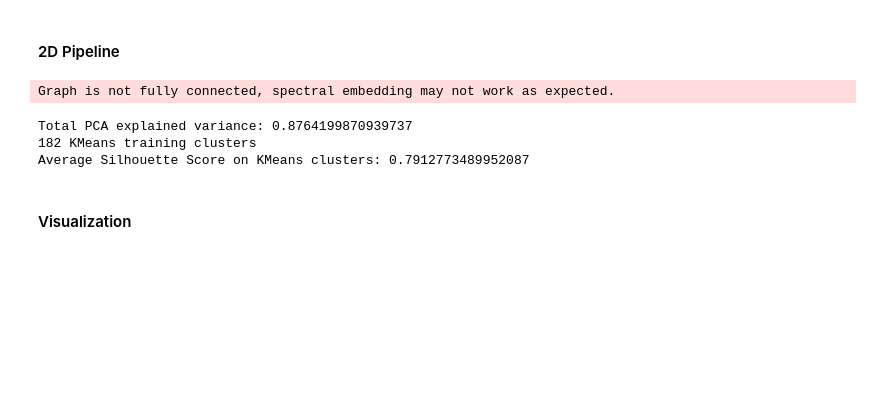
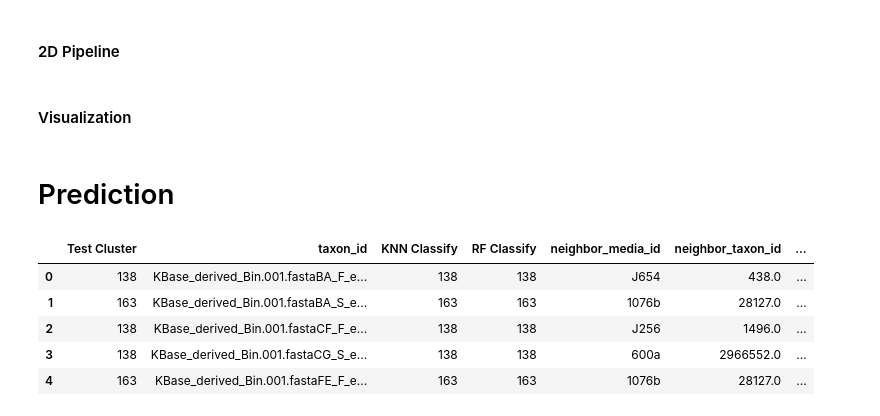
Before and after one commit to giovannellilab/media-prediction, a Jupyter notebook: notebooks/05-Model-Test.ipynb, the cells around one changed output. Cells and saved outputs as stored; diff of their text form; code cells hidden in the pictures; blank space fills up the shorter version.

Commit message:
Reduce KNeighbors n_neighbors to 1, add the basic predictor to the end of the model

```diff
--- a/notebooks/05-Model-Test.ipynb
+++ b/notebooks/05-Model-Test.ipynb
@@ -179,7 +179,7 @@ RF ROC AUC score: 0.9943374584441426
 # %% [markdown]
 ### Nearest Neighbors
 # %%
-knc= KNeighborsClassifier(n_neighbors=5)
+knc= KNeighborsClassifier(n_neighbors=1)
 knc.fit(X_train_transformed, cluster_labels)
 distances, indices = knc.kneighbors(X_test_transformed)
 
@@ -446,26 +429,21 @@ visualization = Pipeline([
 ])
 
 # Fit and transform the pipeline on the training and test data
-X_train_embedding = visualization.fit_transform(X_train) # fit pipeline and transform training data
-X_test_embedding = visualization.transform(X_test) # transform test data
+#X_train_embedding = visualization.fit_transform(X_train) # fit pipeline and transform training data
+#X_test_embedding = visualization.transform(X_test) # transform test data
 
 # Cluster
-vclusterer = KMeans(n_clusters=182, random_state=RANDOM_SEED)
-vcluster_labels = vclusterer.fit_predict(X_train_embedding)
-vtest_clusters = vclusterer.predict(X_test_embedding)
+#vclusterer = KMeans(n_clusters=182, random_state=RANDOM_SEED)
+#vcluster_labels = vclusterer.fit_predict(X_train_embedding)
+#vtest_clusters = vclusterer.predict(X_test_embedding)
 
 # Metrics to compare to 40 dimensions
-vpca = visualization.named_steps['pca']
-vexplained_variance = vpca.explained_variance_ratio_
-vsilhouette_avg = silhouette_score(X_train_embedding, vcluster_labels)
-print(f"Total PCA explained variance: {vexplained_variance.sum()}")
-print(vclusterer.labels_.max()+1, "KMeans training clusters")
-print(f"Average Silhouette Score on KMeans clusters: {vsilhouette_avg}") # <0.25 implies poor clustering, 0.25<x<0.50 is fair, >50 is good
+#vpca = visualization.named_steps['pca']
+#vexplained_variance = vpca.explained_variance_ratio_
+#vsilhouette_avg = silhouette_score(X_train_embedding, vcluster_labels)
+#print(f"Total PCA explained variance: {vexplained_variance.sum()}")
+#print(vclusterer.labels_.max()+1, "KMeans training clusters")
+#print(f"Average Silhouette Score on KMeans clusters: {vsilhouette_avg}") # <0.25 implies poor clustering, 0.25<x<0.50 is fair, >50 is good
-# %% [output]
-Graph is not fully connected, spectral embedding may not work as expected.
-Total PCA explained variance: 0.8764199870939737
-182 KMeans training clusters
-Average Silhouette Score on KMeans clusters: 0.7912773489952087
 # %% [markdown]
 #### Visualization
 # %%
@@ -541,0 +472,16 @@ fig.show()
+# %% [markdown]
+# Prediction
+# %%
+predictor = merged.copy()
+predictor = predictor.drop(predictor.iloc[:,0:42], axis=1)
+predictor = predictor.drop('indices', axis=1)
+
+predictor.to_csv(os.path.join(DATA_DIR, "model", "TEST2.csv"), index=False)
+predictor.head()
+# %% [output]
+|  | Test Cluster | taxon_id | KNN Classify | RF Classify | neighbor_media_id | neighbor_taxon_id | ... |
+| 0 | 138 | KBase_derived_Bin.001.fastaBA_F_e... | 138 | 138 | J654 | 438.0 | ... |
+| 1 | 163 | KBase_derived_Bin.001.fastaBA_S_e... | 163 | 163 | 1076b | 28127.0 | ... |
+| 2 | 138 | KBase_derived_Bin.001.fastaCF_F_e... | 138 | 138 | J256 | 1496.0 | ... |
+| 3 | 138 | KBase_derived_Bin.001.fastaCG_S_e... | 138 | 138 | 600a | 2966552.0 | ... |
+| 4 | 163 | KBase_derived_Bin.001.fastaFE_F_e... | 163 | 163 | 1076b | 28127.0 | ... |
```
Also changed, not shown: parts of 11 cells of this notebook.
